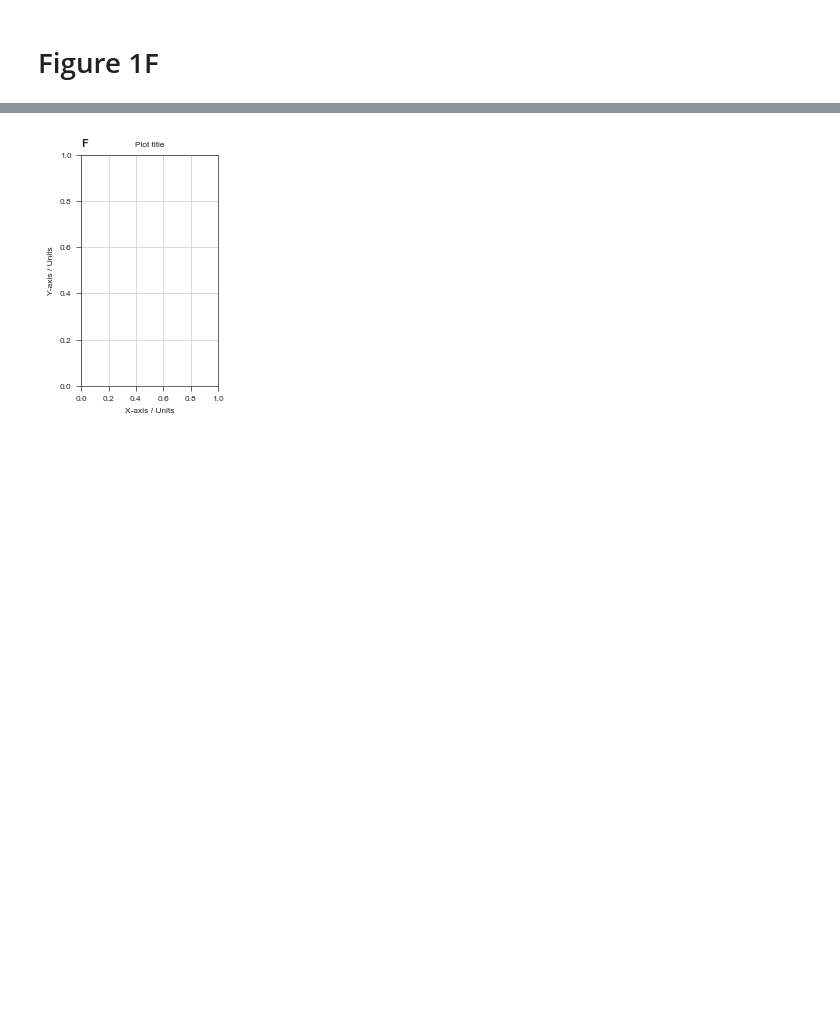
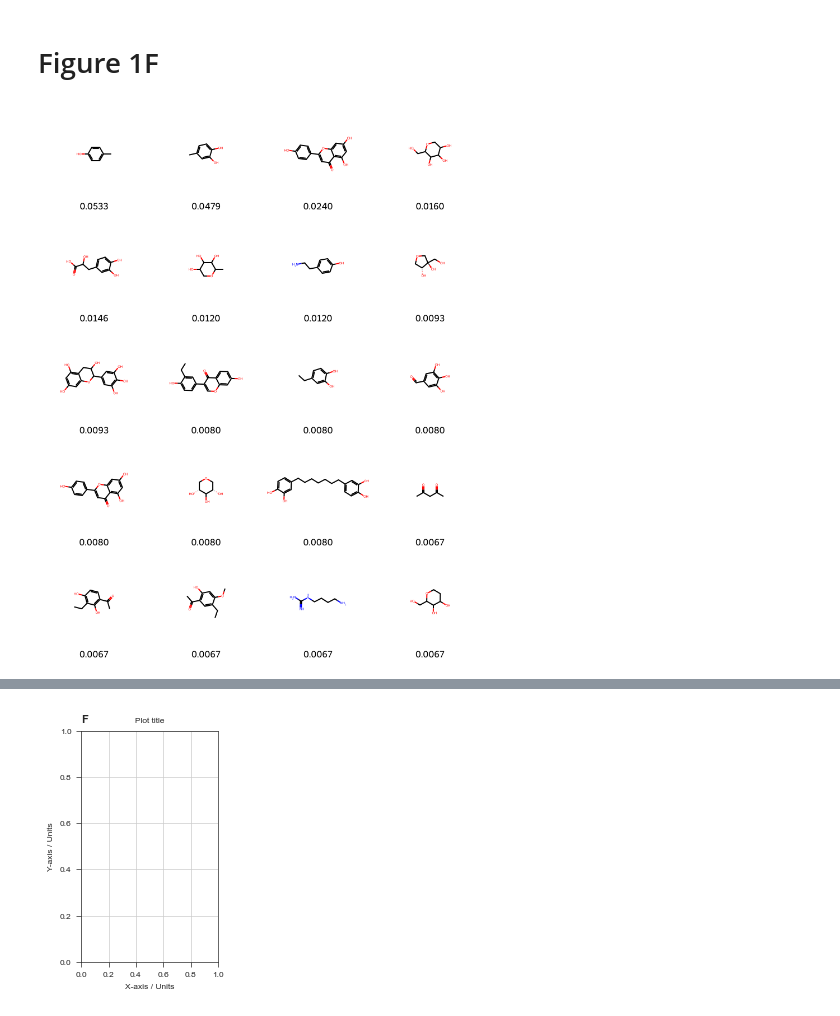
Before and after one commit to ersilia-os/sars-cov-2-chemspace, a Jupyter notebook: notebooks/04_Figure1.ipynb, the cells around one changed output, grey strips where cells are left out. Cells and saved outputs as stored; diff of their text form; code cells hidden in the pictures; blank space fills up the shorter version.

```diff
--- a/notebooks/04_Figure1.ipynb
+++ b/notebooks/04_Figure1.ipynb
@@ -366,3 +410,38 @@ st.save_figure("../figures/f1_g.png")
 [figure]
 # %% [markdown]
 # Figure 1F
+# %%
+from rdkit import Chem
+
+df = pd.read_csv("../data/all_scaffolds.csv")
+
+def filter_by_heavy_atoms(df, min_heavy_atoms=5):
+    def count_heavy_atoms(smiles):
+        mol = Chem.MolFromSmiles(smiles)
+        if mol:
+            return sum(1 for atom in mol.GetAtoms() if atom.GetAtomicNum() > 1)
+        else:
+            return 0
+    filtered_df = df[df['smiles'].apply(count_heavy_atoms) >= min_heavy_atoms]
+    return filtered_df
+
+df = filter_by_heavy_atoms(df, 5)
+df = df[df["db_abs_freq"]<= 3]
+# %%
+def top_smiles_by_rel_freq(df, n=10):
+    top_np = df.nlargest(n, 'np_rel_freq')
+    top_sd = df.nlargest(n, 'sd_rel_freq')
+    return top_np, top_sd
+
+top_np, top_sd = top_smiles_by_rel_freq(df, 20)
+# %%
+from rdkit.Chem import Draw
+from rdkit import Chem
+
+mols = [Chem.MolFromSmiles(smiles) for smiles in top_np["smiles"]]
+mols = [mol for mol in mols if mol is not None]
+#legends = [f"np_freq: {row['np_rel_freq']:.4f}\nsd_freq: {row['sd_rel_freq']:.4f}\ndb_freq: {row['db_rel_freq']:.4f}" for i, row in top_np.iterrows()]
+img = Draw.MolsToGridImage(mols, molsPerRow=4, subImgSize=(200, 200), legends = [f"{x:.4f}" for x in top_np["np_rel_freq"]])
+img
+# %% [output]
+[figure, added]
```
Also changed, not shown: parts of 4 cells of this notebook, 9 other files.
